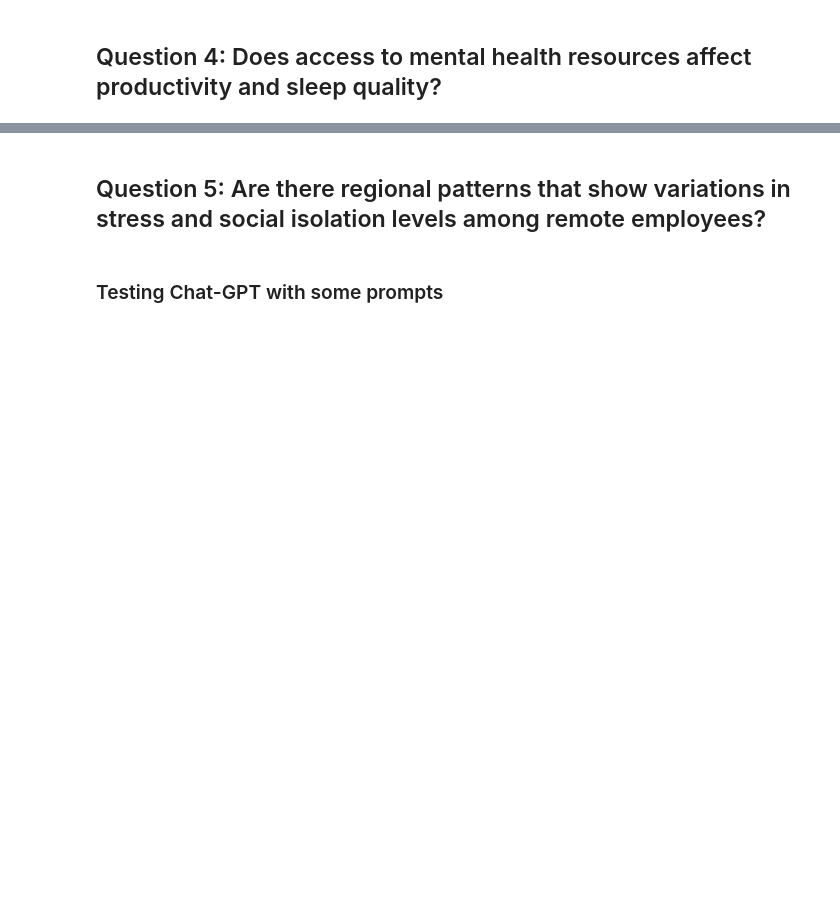
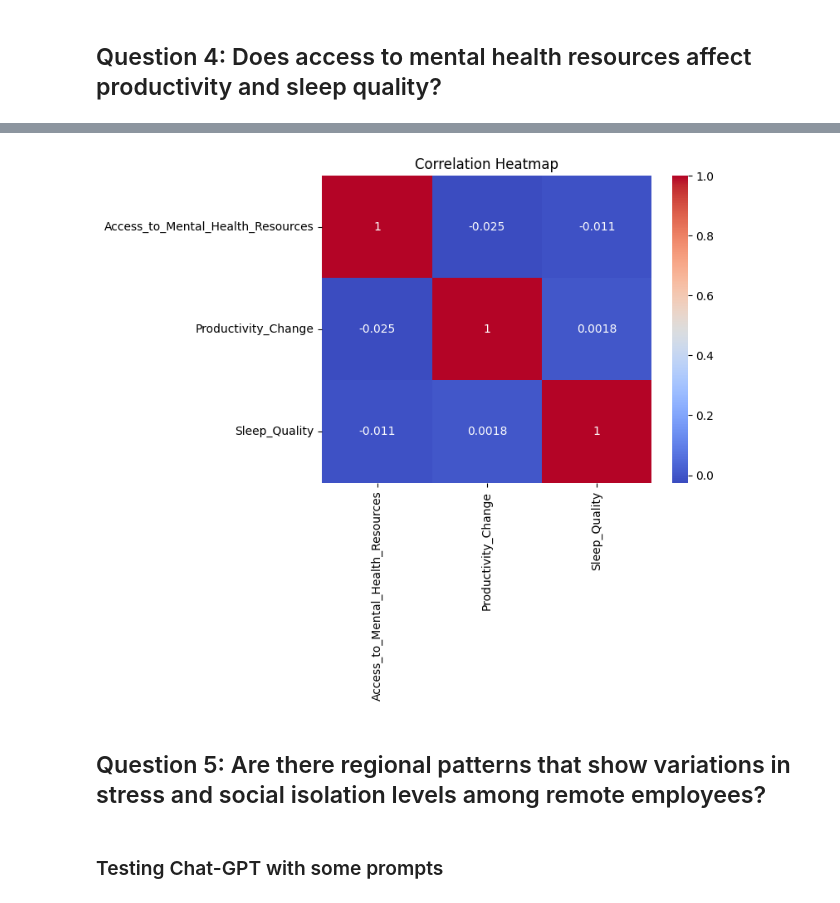
Before and after one commit to lcopolillo/FCD-2024-25, a Jupyter notebook: main.ipynb, the cells around one changed output, grey strips where cells are left out. Cells and saved outputs as stored; diff of their text form; code cells hidden in the pictures; blank space fills up the shorter version.

```diff
--- a/main.ipynb
+++ b/main.ipynb
@@ -594,3 +618,10 @@ plt.show()
+# %%
+corr = data[['Access_to_Mental_Health_Resources', 'Productivity_Change', 'Sleep_Quality']].corr()
+sns.heatmap(corr, annot=True, cmap='coolwarm')
+plt.title('Correlation Heatmap')
+plt.show()
+# %% [output]
+[figure, added]
 # %% [markdown]
 ## Question 5: Are there regional patterns that show variations in stress and social isolation levels among remote employees?
 # %% [markdown]
```
Also changed, not shown: parts of 13 cells of this notebook, 1 other file.
